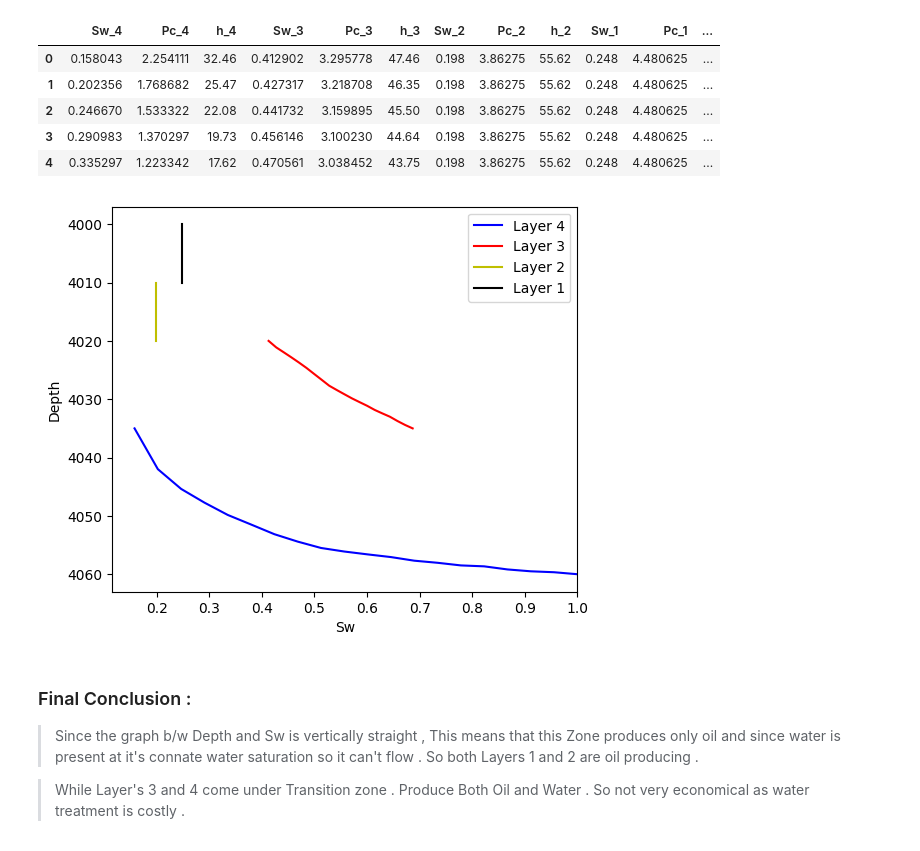
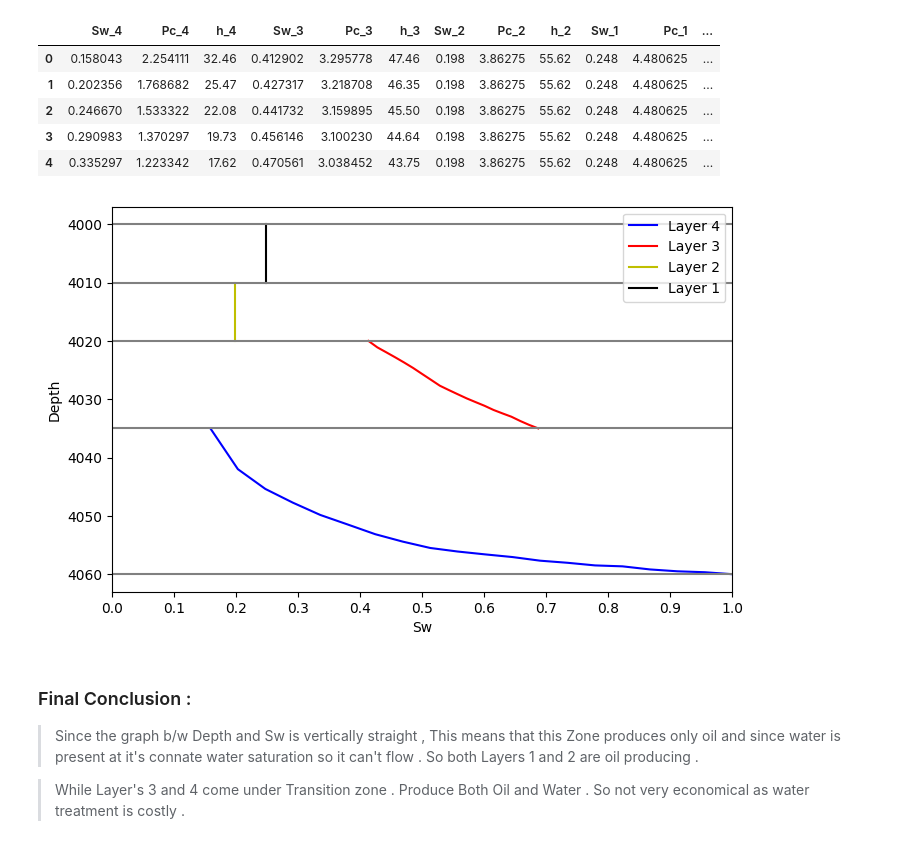
Before and after one commit to Madara123455/Energy-DA-for-Petroleum, a Jupyter notebook: Water_Saturation_Profiling_in_Layered_Reservoirs.ipynb, the cells around one changed output. Cells and saved outputs as stored; diff of their text form; code cells hidden in the pictures.

```diff
--- a/Water_Saturation_Profiling_in_Layered_Reservoirs.ipynb
+++ b/Water_Saturation_Profiling_in_Layered_Reservoirs.ipynb
@@ -254,19 +252,25 @@ df_4.head()
 # %%
 ## Final Plotting : - >
 
-plt.figure(figsize=(6,5))
+plt.figure(figsize=(8,5))
 plt.plot(df_4['Sw_4'], df_4['Depth_Layer4'] , color = 'b', label = 'Layer 4')
 plt.plot(df_4['Sw_3'], df_4['Depth_Layer3'] , color = 'r', label = 'Layer 3')
 plt.plot(df_4['Sw_2'], df_4['Depth_Layer2'] , color = 'y', label = 'Layer 2')
 plt.plot(df_4['Sw_1'], df_4['Depth_Layer1'] , color = 'k', label = 'Layer 1')
+plt.hlines(y=df_1['Top'][0], xmin=0, xmax=1, color='gray')
+plt.hlines(y=df_1['Top'][1], xmin=0, xmax=1, color='gray')
+plt.hlines(y=df_1['Top'][2], xmin=0, xmax=1, color='gray')
+plt.hlines(y=df_1['Top'][3], xmin=0, xmax=1, color='gray')
+plt.hlines(y=df_1['Bottom'][3], xmin=0, xmax=1, color='gray')
 plt.xlabel('Sw')
 plt.ylabel('Depth')
 plt.gca().invert_yaxis()
 plt.legend()
-plt.xlim(right=1)
+plt.xlim(left=0,right=1)
+plt.xticks(np.arange(0, 1.1, 0.1))
 plt.show()
 # %% [output]
-[figure, old version]
+[figure, new version]
 # %% [markdown]
 ### Final Conclusion :
 
```
Also changed, not shown: parts of 1 cell of this notebook.
